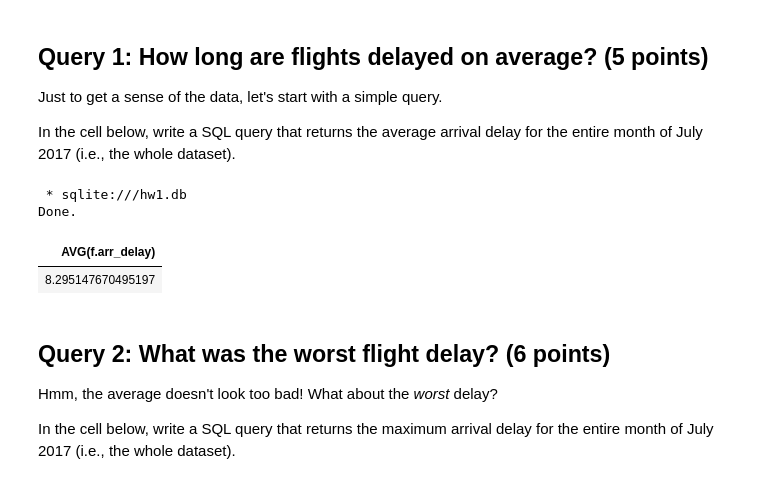
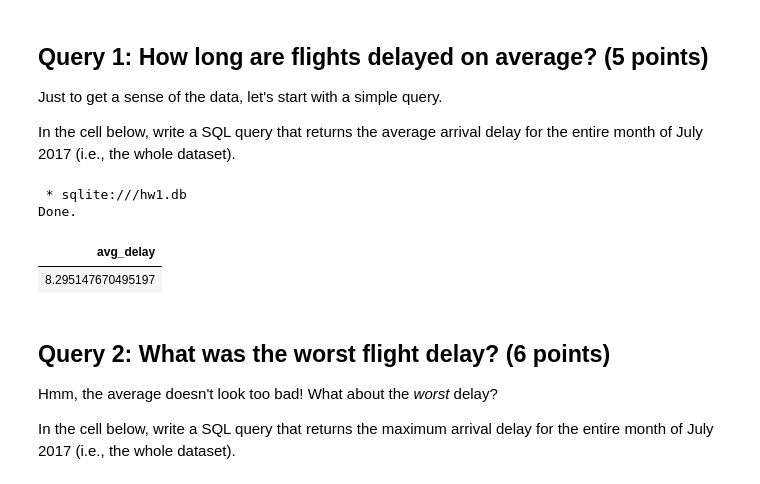
Before and after one commit to Crepdo/CS186_Database-Systems, a Jupyter notebook: HW1c_SQL/HW1_coding.ipynb, the cells around one changed output. Cells and saved outputs as stored; diff of their text form; code cells hidden in the pictures.

```diff
--- a/HW1c_SQL/HW1_coding.ipynb
+++ b/HW1c_SQL/HW1_coding.ipynb
@@ -100,12 +102,12 @@ Just to get a sense of the data, let's start with a simple query.
 In the cell below, write a SQL query that returns the average arrival delay for the entire month of July 2017 (i.e., the whole dataset).
 # %%
 %%sql
-SELECT AVG(f.arr_delay)
+SELECT AVG(f.arr_delay) AS avg_delay
 FROM flight_delays AS f
 # %% [output]
  * sqlite:///hw1.db
 Done.
-| AVG(f.arr_delay) |
+| avg_delay |
 | 8.295147670495197 |
 # %% [markdown]
 Query 2: What was the worst flight delay? (6 points)
```
Also changed, not shown: parts of 11 cells of this notebook.
